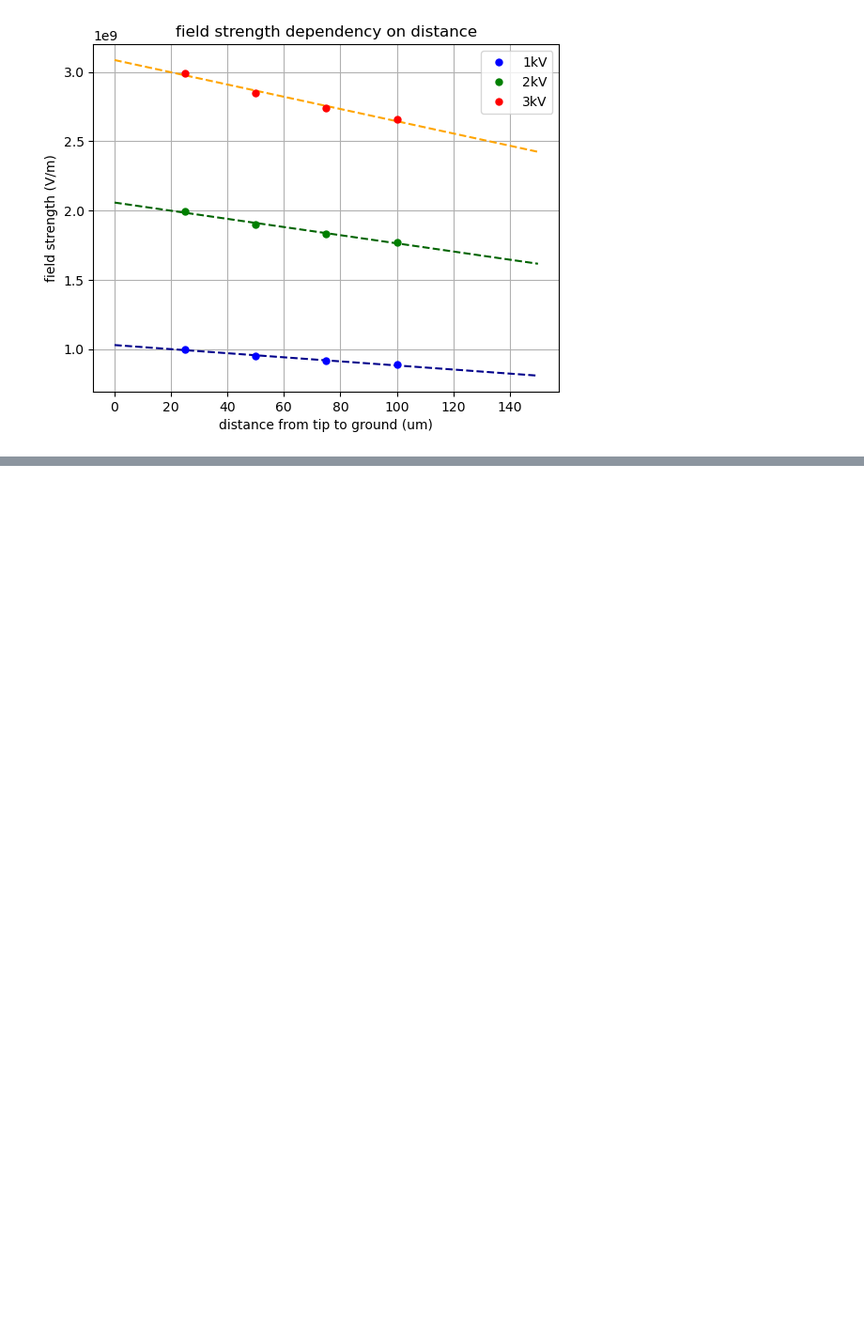
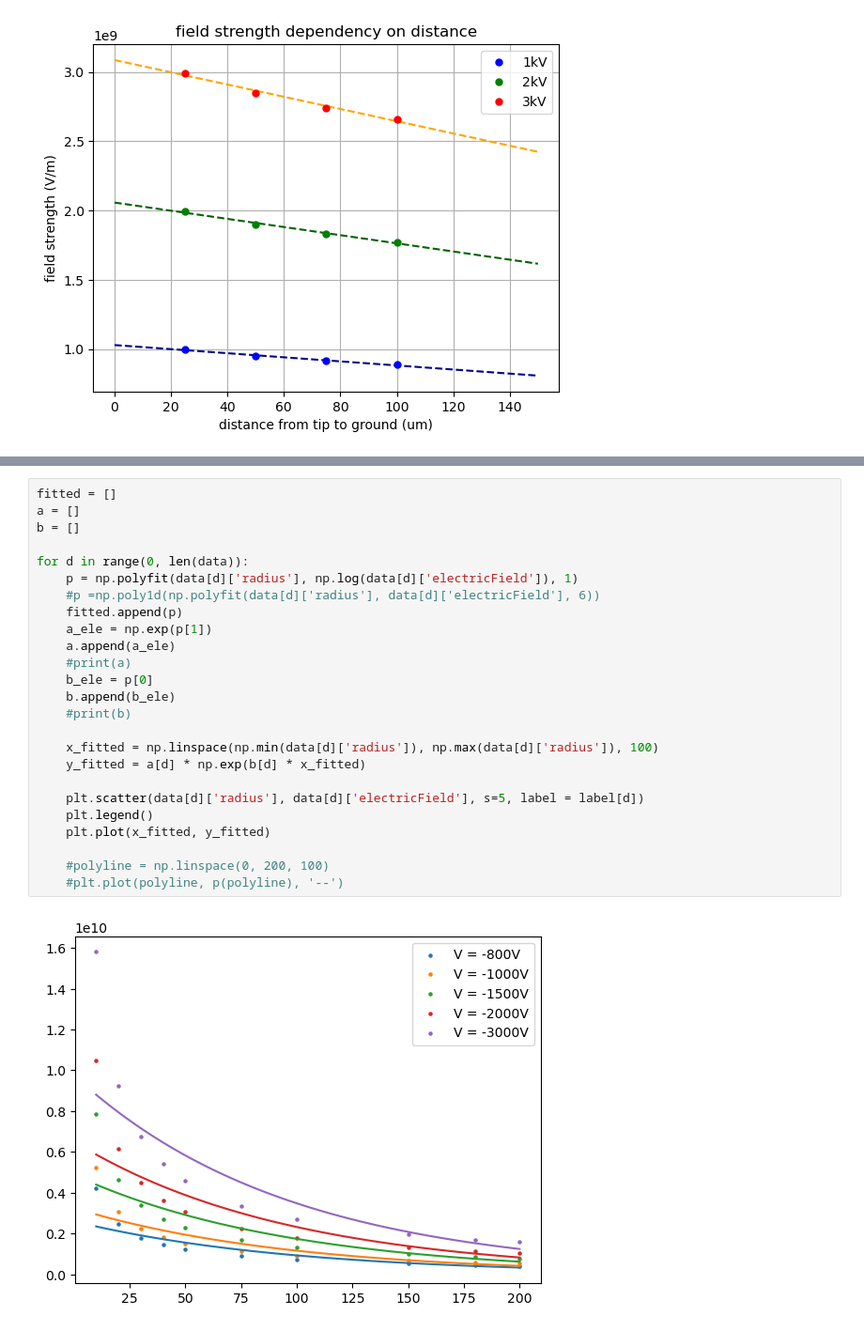
Before and after one commit to Kyatn/FEA-analysis, a Jupyter notebook: plotsForMsC.ipynb, the cells around one changed output, grey strips where cells are left out. Shown: that part at 94% size. Saved outputs shown, nothing was run; the diff lists cells and outputs as text; blank space fills up the shorter version.

```diff
--- a/plotsForMsC.ipynb
+++ b/plotsForMsC.ipynb
@@ -111,0 +162,27 @@ Text(0.5, 1.0, 'field strength dependency on distance')
+# %%
+fitted = []
+a = []
+b = []
+
+for d in range(0, len(data)):
+    p = np.polyfit(data[d]['radius'], np.log(data[d]['electricField']), 1)
+    #p =np.poly1d(np.polyfit(data[d]['radius'], data[d]['electricField'], 6))
+    fitted.append(p)
+    a_ele = np.exp(p[1])
+    a.append(a_ele)
+    #print(a)
+    b_ele = p[0]
+    b.append(b_ele)
+    #print(b)
+
+    x_fitted = np.linspace(np.min(data[d]['radius']), np.max(data[d]['radius']), 100)
+    y_fitted = a[d] * np.exp(b[d] * x_fitted)
+
+    plt.scatter(data[d]['radius'], data[d]['electricField'], s=5, label = label[d])
+    plt.legend()
+    plt.plot(x_fitted, y_fitted)
+
+    #polyline = np.linspace(0, 200, 100)
+    #plt.plot(polyline, p(polyline), '--')
+# %% [output]
+[figure, added]
```
Also changed, not shown: parts of 7 cells of this notebook.
